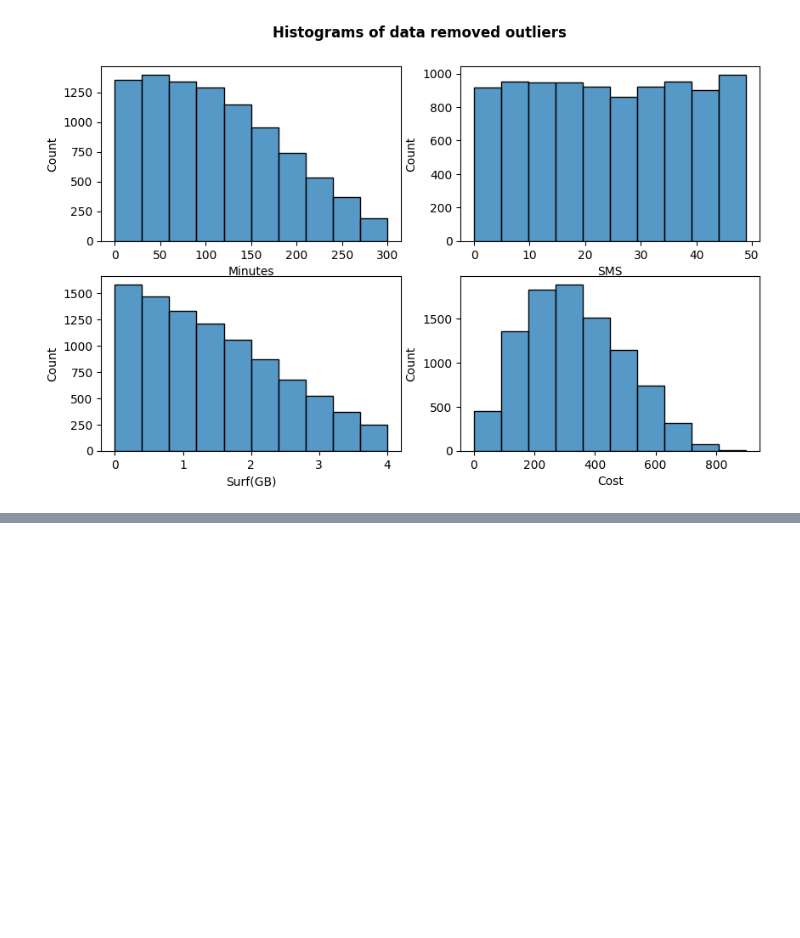
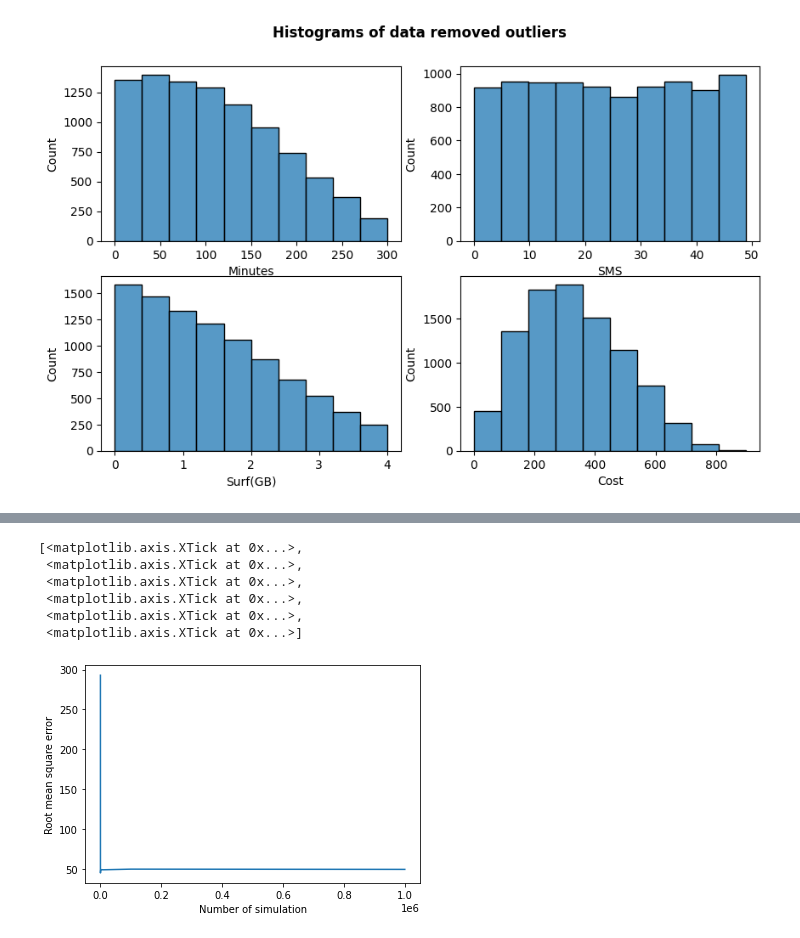
Before and after one commit to yuna-liu/Maskininlarning-Yuna-Liu, a Jupyter notebook: Exercises/E00_linear_regression.ipynb, the cells around one changed output, grey strips where cells are left out. Saved outputs shown, nothing was run; the diff lists cells and outputs as text; code cells hidden in the pictures; blank space fills up the shorter version.

Commit message:
TODO: 5d) figures

```diff
--- a/Exercises/E00_linear_regression.ipynb
+++ b/Exercises/E00_linear_regression.ipynb
@@ -584,0 +594,3 @@ X_test_intercept
+# %%
+beta_hat = regression_fit(X_train.to_numpy(), y_train.to_numpy())
+print(beta_hat)
@@ -584,0 +602,3 @@ X_test_intercept
+# %%
+predict = lambda x, beta : np.dot(x, beta)
+y_test_hat = predict (X_test.to_numpy(), beta_hat)
@@ -584,0 +633,8 @@ X_test_intercept
+# %%
+m = len(y_test)
+
+MAE = 1/m * np.sum(np.abs(y_test.to_numpy()-y_test_hat))
+MSE = 1/m * np.sum((y_test.to_numpy()-y_test_hat)**2)
+RMSE = np.sqrt(MSE)
+
+MAE, MSE, RMSE
@@ -584,0 +696,3 @@ X_test_intercept
+# %%
+RMSE_df = pd.DataFrame({'Number of simulation': n, 'Root mean square error':RMSE_list})
+RMSE_df
@@ -584,0 +707,11 @@ X_test_intercept
+# %%
+sns.lineplot(data= RMSE_df, x='Number of simulation', y='Root mean square error')
+ax.set_xticks([10,100, 1000, 10000, 100000, 1000000])
+# %% [output]
+[<matplotlib.axis.XTick at 0x...>,
+ <matplotlib.axis.XTick at 0x...>,
+ <matplotlib.axis.XTick at 0x...>,
+ <matplotlib.axis.XTick at 0x...>,
+ <matplotlib.axis.XTick at 0x...>,
+ <matplotlib.axis.XTick at 0x...>]
+[figure, added]
```
Also changed, not shown: parts of 17 cells of this notebook.
